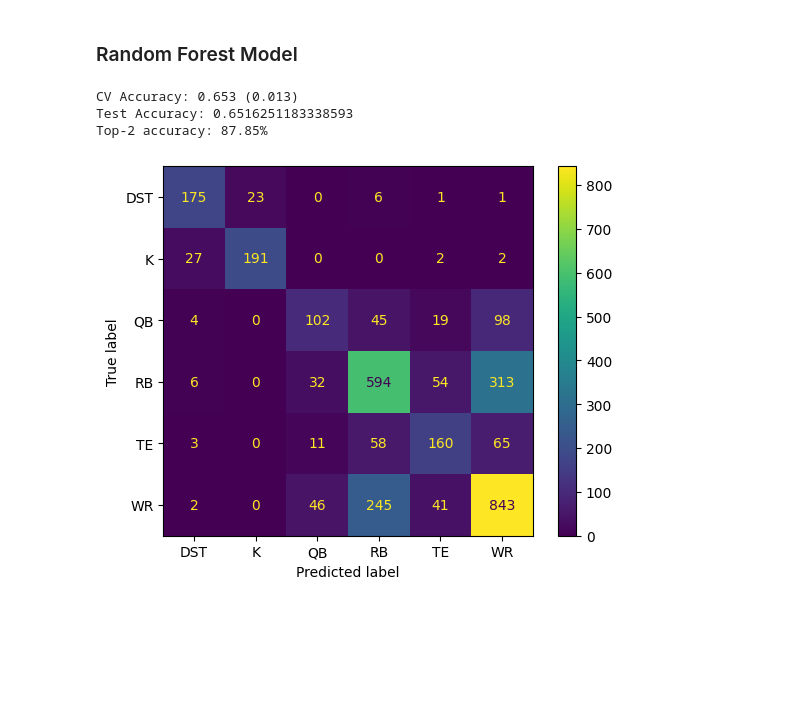
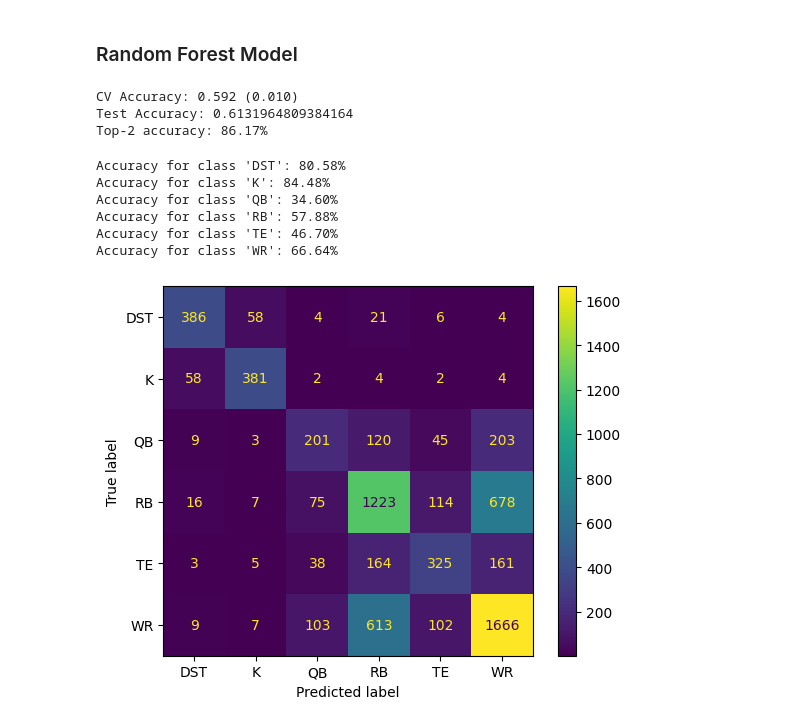
Before and after one commit to shaanchanchani/Draft-Optimizer, a Jupyter notebook: model_testing.ipynb, the cells around one changed output. Cells and saved outputs as stored; diff of their text form; code cells hidden in the pictures; blank space fills up the shorter version.

```diff
--- a/model_testing.ipynb
+++ b/model_testing.ipynb
@@ -208,28 +403,44 @@ correct = [y in pred for y, pred in zip(outputs_test_encoded, top_two_pred)]
 accuracy = np.mean(correct)
 
 print(f'Top-2 accuracy: {accuracy * 100:.2f}%')
-
-# Fit the model to the training dataset
-model.fit(inputs_train, outputs_train_encoded)
-
-# Evaluate the model on the test dataset
-test_predictions = model.predict(inputs_test)
-
-# Generate the confusion matrix
-cm = confusion_matrix(outputs_test_encoded, test_predictions)
-
-# Print the confusion matrix
-# print("Confusion Matrix:")
-# print(cm)
-
-# Plot the confusion matrix
-disp = ConfusionMatrixDisplay(confusion_matrix=cm, display_labels=encoder.classes_)
-disp.plot(cmap='viridis')
-
-# Show the plot
-plt.show()
 # %% [output]
-CV Accuracy: 0.653 (0.013)
-Test Accuracy: 0.6516251183338593
-Top-2 accuracy: 87.85%
+CV Accuracy: 0.592 (0.010)
+Test Accuracy: 0.6131964809384164
+Top-2 accuracy: 86.17%
-[figure, removed]
+# %%
+
+test_predictions = model.predict(inputs_test)
+# Generate the confusion matrix
+cm = confusion_matrix(outputs_test_encoded, test_predictions)
+
+# Print the confusion matrix
+# print("Confusion Matrix:")
+# print(cm)
+
+# Calculate the total number of instances per class
+total_per_class = np.sum(cm, axis=1)
+
+# Calculate the number of correctly classified instances per class
+correct_per_class = np.diag(cm)
+
+# Calculate the accuracy for each class
+accuracy_per_class = correct_per_class / total_per_class * 100
+
+# Print the percentage accuracy for each class
+for i, class_label in enumerate(encoder.classes_):
+    print(f"Accuracy for class '{class_label}': {accuracy_per_class[i]:.2f}%")
+
+# Plot the confusion matrix
+disp = ConfusionMatrixDisplay(confusion_matrix=cm, display_labels=encoder.classes_)
+disp.plot(cmap='viridis')
+
+# Show the plot
+plt.show()
+# %% [output]
+Accuracy for class 'DST': 80.58%
+Accuracy for class 'K': 84.48%
+Accuracy for class 'QB': 34.60%
+Accuracy for class 'RB': 57.88%
+Accuracy for class 'TE': 46.70%
+Accuracy for class 'WR': 66.64%
+[figure, added]
```
Also changed, not shown: parts of 13 cells of this notebook, 8 other files.
